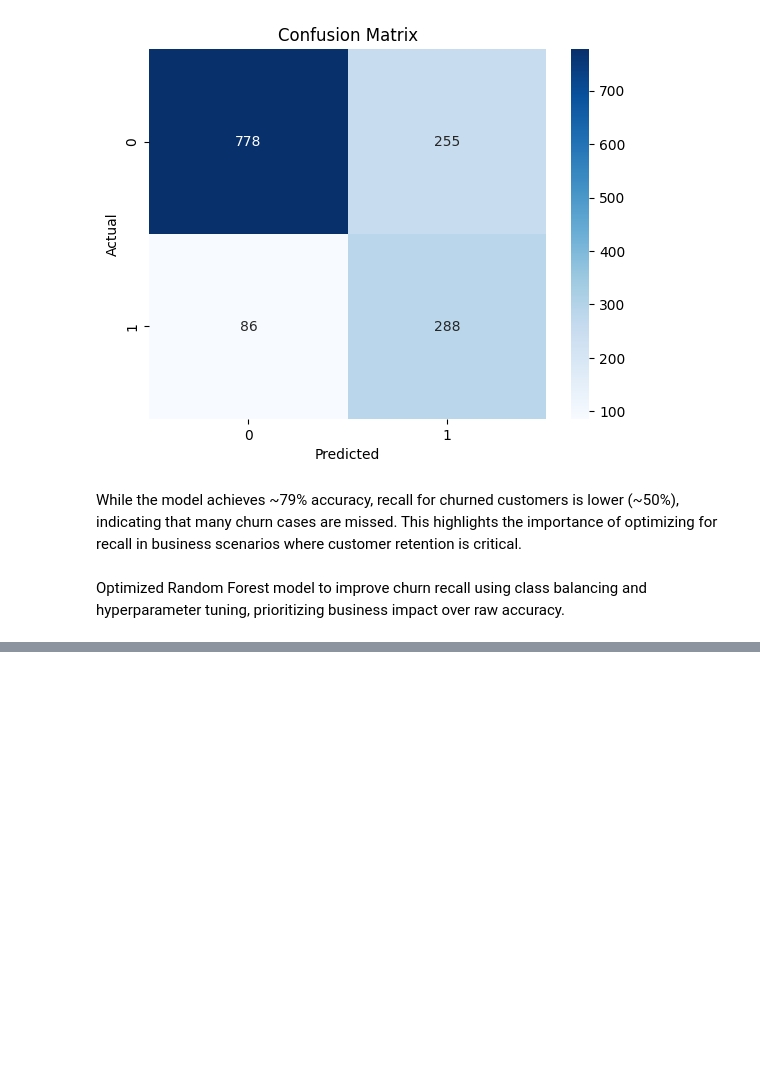
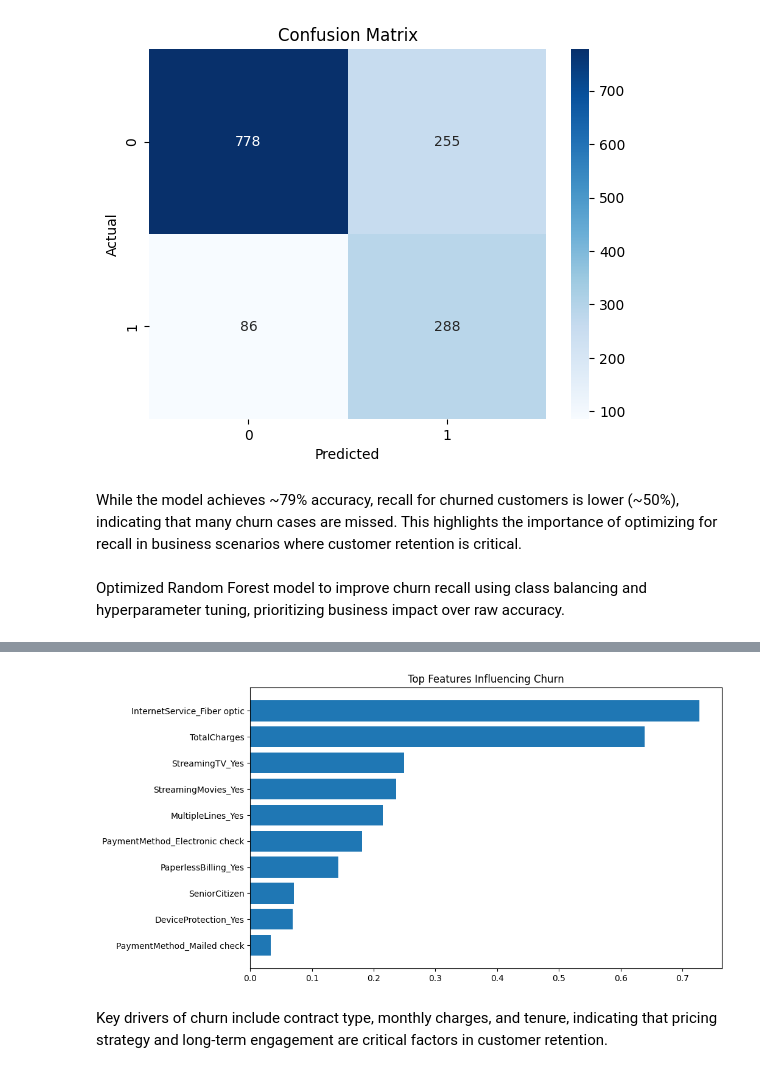
Before and after one commit to StojkoskiT/customer-churn-intelligence-platform, a Jupyter notebook: notebooks/03_model_training.ipynb, the cells around one changed output, grey strips where cells are left out. Drawn from its saved outputs; the diff is of its cells as text; code cells hidden in the pictures; blank space fills up the shorter version.

Commit message:
Select best model and add feature importance analysis

```diff
--- a/notebooks/03_model_training.ipynb
+++ b/notebooks/03_model_training.ipynb
@@ -106,0 +109,8 @@ Optimized Random Forest model to improve churn recall using class balancing and
+# %%
+feature_importance = pd.DataFrame({
+    'Feature': X.columns,
+    'Importance': log_model.coef_[0]
+})
+
+feature_importance = feature_importance.sort_values(by='Importance', ascending=False)
+feature_importance.head(10)
@@ -106,0 +129,12 @@ Optimized Random Forest model to improve churn recall using class balancing and
+# %%
+top_features = feature_importance.head(10)
+
+plt.figure(figsize=(10,6))
+plt.barh(top_features['Feature'], top_features['Importance'])
+plt.title("Top Features Influencing Churn")
+plt.gca().invert_yaxis()
+plt.show()
+# %% [output]
+[figure, added]
+# %% [markdown]
+Key drivers of churn include contract type, monthly charges, and tenure, indicating that pricing strategy and long-term engagement are critical factors in customer retention.
```
Also changed, not shown: parts of 2 cells of this notebook, 1 other file.
